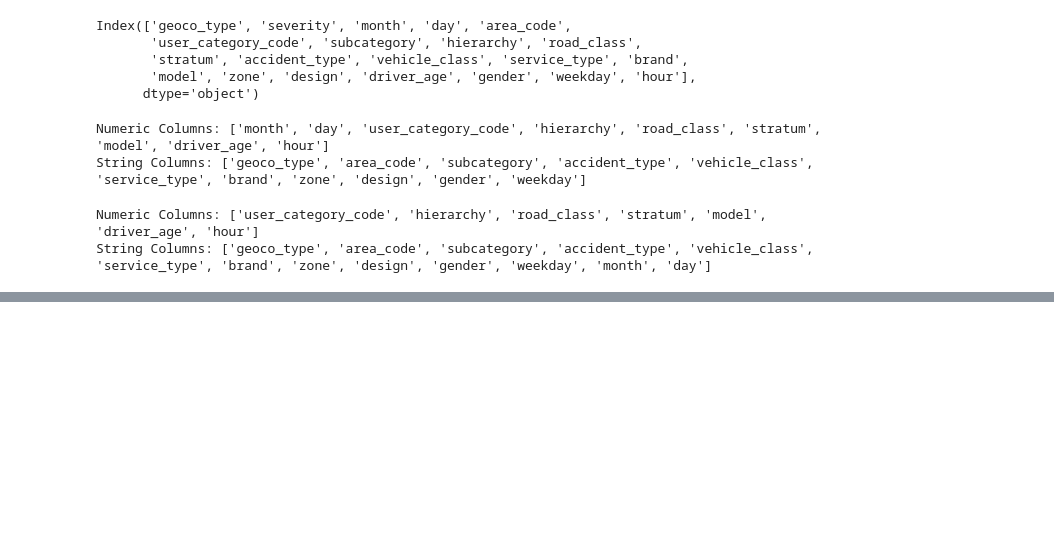
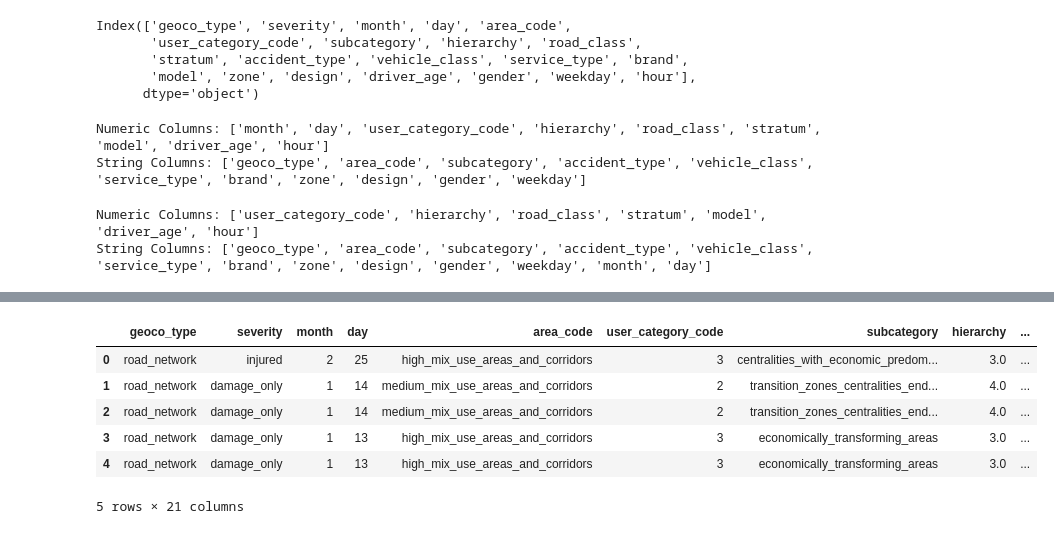
Before and after one commit to Anmjaramillo412/Buses_accidents_Medellin, a Jupyter notebook: src/10-Model-without-spatial.ipynb, the cells around one changed output, grey strips where cells are left out. Cells and saved outputs as stored; diff of their text form; code cells hidden in the pictures; blank space fills up the shorter version.

```diff
--- a/src/10-Model-without-spatial.ipynb
+++ b/src/10-Model-without-spatial.ipynb
@@ -21,3 +19,11 @@ dataset_for_spatial_analysis = pd.read_csv(config.DATASET_WITH_SPATIAL_INFO)
+# %%
+dataset_for_spatial_analysis = pd.read_csv(config.DATASET_WITH_SPATIAL_INFO)
+
+#! Changing the class "material_damage_only" for "damage_only" in the column severity,
+#! for being considered as 0 in the model and read the metrics straightforward
+dataset_for_spatial_analysis["severity"] = dataset_for_spatial_analysis[
+    "severity"
+].replace("material_damage_only", "damage_only")
 # %%
 dataset_for_spatial_analysis.columns
 # %% [output]
@@ -36,17 +42,27 @@ Index(['geoco_type', 'severity', 'month', 'day', 'area_code',
 # %%
 # List of columns to remove
 columns_from_spatial_analysis = [
-    'GiZScore_Count', 'GiPValue_Count',
-    'GiZScore_Severity', 'GiPValue_Severity', 'NNeighbors_Severity',
-    'LMiIndex_Anselin_Count', 'LMiZScore_Anselin_Count',
-    'LMiPValue_Anselin_Count', 'COType_Anselin_Count',
-    'NNeighbors_Anselin_Count', 'SpatialLag_Anselin_Count',
-    'LMiIndex_Anselin_Sev', 'LMiZScore_Anselin_Sev', 'COType_Anselin_Sev',
-    'ZTransform_Anselin_Sev'
+    "GiZScore_Count",
+    "GiPValue_Count",
+    "GiZScore_Severity",
+    "GiPValue_Severity",
+    "NNeighbors_Severity",
+    "LMiIndex_Anselin_Count",
+    "LMiZScore_Anselin_Count",
+    "LMiPValue_Anselin_Count",
+    "COType_Anselin_Count",
+    "NNeighbors_Anselin_Count",
+    "SpatialLag_Anselin_Count",
+    "LMiIndex_Anselin_Sev",
+    "LMiZScore_Anselin_Sev",
+    "COType_Anselin_Sev",
+    "ZTransform_Anselin_Sev",
 ]
 
 # Drop the columns from the dataset
-dataset_without_spatial_analysis = dataset_for_spatial_analysis.drop(columns=columns_from_spatial_analysis)
+dataset_without_spatial_analysis = dataset_for_spatial_analysis.drop(
+    columns=columns_from_spatial_analysis
+)
 # %%
 dataset_without_spatial_analysis.columns
 # %% [output]
@@ -112 +136,11 @@ injured                 0.247434
 Name: proportion, dtype: float64
+# %%
+dataset_without_spatial_analysis.head()
+# %% [output]
+|  | geoco_type | severity | month | day | area_code | user_category_code | subcategory | hierarchy | ... |
+| 0 | road_network | injured | 2 | 25 | high_mix_use_areas_and_corridors | 3 | centralities_with_economic_predom... | 3.0 | ... |
+| 1 | road_network | damage_only | 1 | 14 | medium_mix_use_areas_and_corridors | 2 | transition_zones_centralities_end... | 4.0 | ... |
+| 2 | road_network | damage_only | 1 | 14 | medium_mix_use_areas_and_corridors | 2 | transition_zones_centralities_end... | 4.0 | ... |
+| 3 | road_network | damage_only | 1 | 13 | high_mix_use_areas_and_corridors | 3 | economically_transforming_areas | 3.0 | ... |
+| 4 | road_network | damage_only | 1 | 13 | high_mix_use_areas_and_corridors | 3 | economically_transforming_areas | 3.0 | ... |
+5 rows × 21 columns
```
Also changed, not shown: parts of 16 cells of this notebook, 3 other files.
